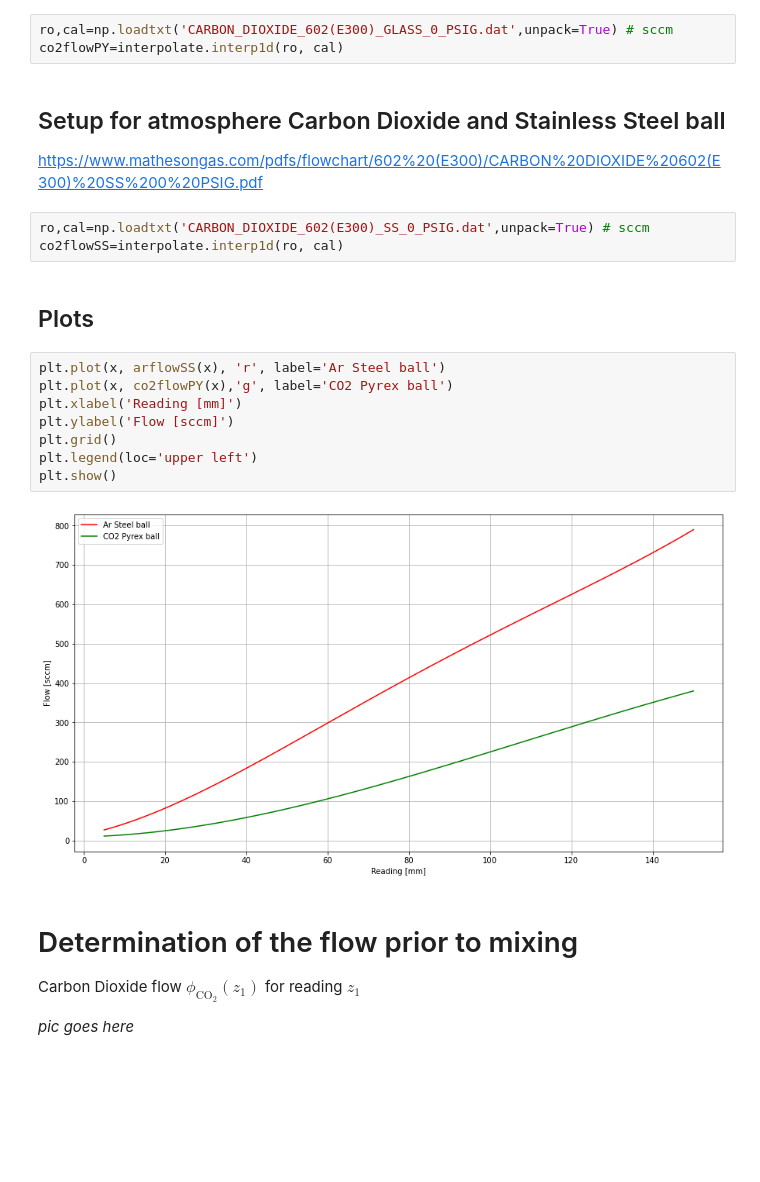
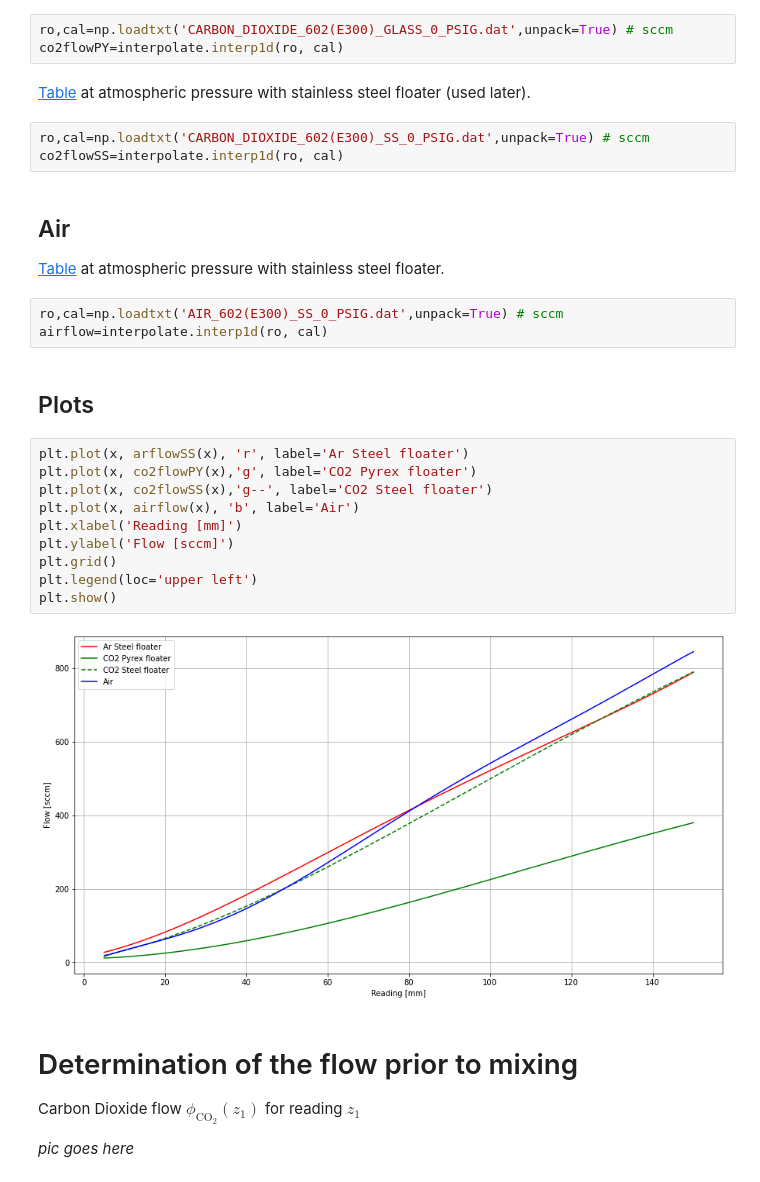
Before and after one commit to a-capra/rotameter, a Jupyter notebook: rTPC_protoTPC_flowrate_v1.ipynb, the cells around one changed output. Saved outputs shown, nothing was run; the diff lists cells and outputs as text; blank space fills up the shorter version.

```diff
--- a/rTPC_protoTPC_flowrate_v1.ipynb
+++ b/rTPC_protoTPC_flowrate_v1.ipynb
@@ -34,24 +32,31 @@ $\phi_{\text{CO}_2}(z)$
 ro,cal=np.loadtxt('CARBON_DIOXIDE_602(E300)_GLASS_0_PSIG.dat',unpack=True) # sccm
 co2flowPY=interpolate.interp1d(ro, cal)
 # %% [markdown]
-## Setup for atmosphere Carbon Dioxide and Stainless Steel ball
-
-https://www.mathesongas.com/pdfs/flowchart/602%20(E300)/CARBON%20DIOXIDE%20602(E300)%20SS%200%20PSIG.pdf
+[Table](https://www.mathesongas.com/pdfs/flowchart/602%20(E300)/CARBON%20DIOXIDE%20602(E300)%20SS%200%20PSIG.pdf) at atmospheric pressure with stainless steel floater (used later).
 # %%
 ro,cal=np.loadtxt('CARBON_DIOXIDE_602(E300)_SS_0_PSIG.dat',unpack=True) # sccm
 co2flowSS=interpolate.interp1d(ro, cal)
+# %% [markdown]
+## Air
+
+[Table](https://www.mathesongas.com/pdfs/flowchart/602%20(E300)/AIR%20602(E300)%20SS%200%20PSIG.pdf) at atmospheric pressure with stainless steel floater.
+# %%
+ro,cal=np.loadtxt('AIR_602(E300)_SS_0_PSIG.dat',unpack=True) # sccm
+airflow=interpolate.interp1d(ro, cal)
 # %% [markdown]
 ## Plots
 # %%
-plt.plot(x, arflowSS(x), 'r', label='Ar Steel ball')
-plt.plot(x, co2flowPY(x),'g', label='CO2 Pyrex ball')
+plt.plot(x, arflowSS(x), 'r', label='Ar Steel floater')
+plt.plot(x, co2flowPY(x),'g', label='CO2 Pyrex floater')
+plt.plot(x, co2flowSS(x),'g--', label='CO2 Steel floater')
+plt.plot(x, airflow(x), 'b', label='Air')
 plt.xlabel('Reading [mm]')
 plt.ylabel('Flow [sccm]')
 plt.grid()
 plt.legend(loc='upper left')
 plt.show()
 # %% [output]
-[figure, old version]
+[figure, new version]
 # %% [markdown]
 # Determination of the flow prior to mixing
 
```
Also changed, not shown: parts of 11 cells of this notebook.
